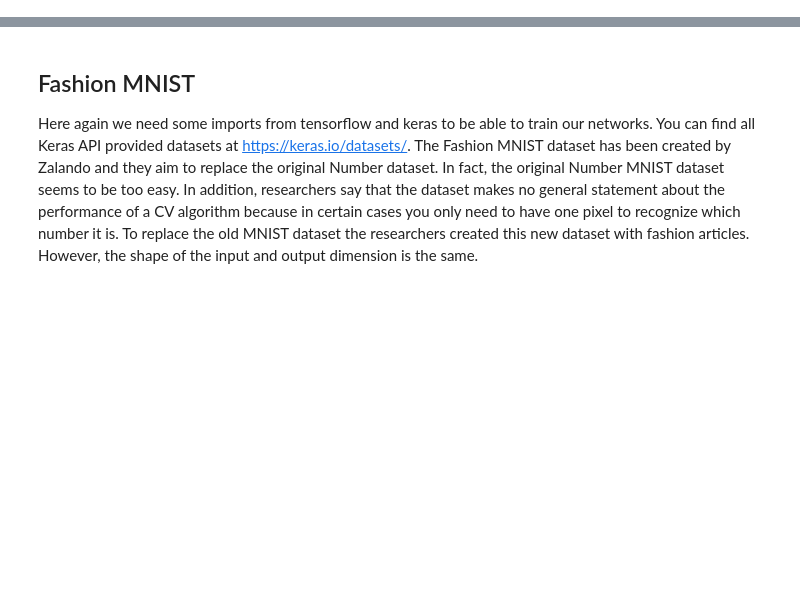
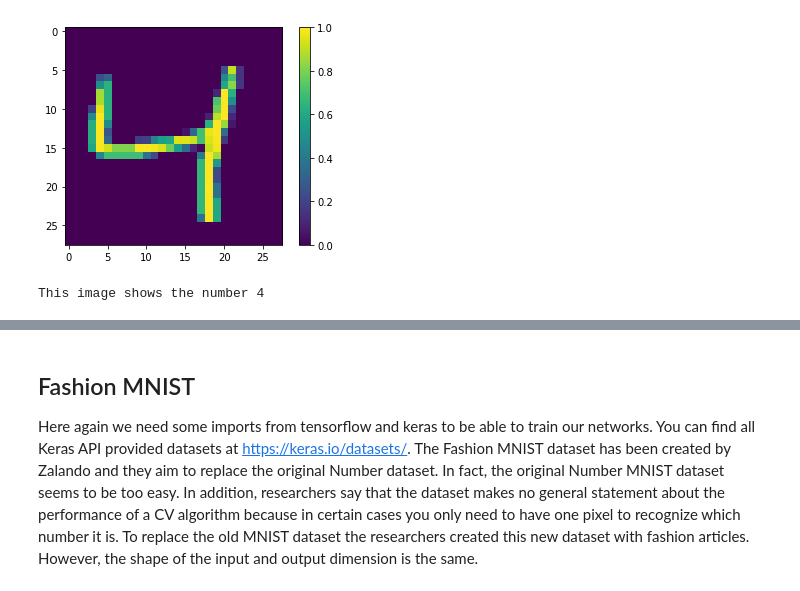
Before and after one commit to Lukas-Justen/Machine-Learning-Tutorials, a Jupyter notebook: 01_MNIST/Exploration.ipynb, the cells around one changed output, grey strips where cells are left out. Saved outputs shown, nothing was run; the diff lists cells and outputs as text; code cells hidden in the pictures; blank space fills up the shorter version.

Commit message:
Add number mnist exploration

```diff
--- a/01_MNIST/Exploration.ipynb
+++ b/01_MNIST/Exploration.ipynb
@@ -7,0 +18,5 @@ The goal of this notebook is the exploration of the MNIST dataset. I want to tak
+# %%
+mnist = keras.datasets.mnist
+(train_images, train_labels), (test_images, test_labels) = mnist.load_data()
+train_images = train_images / 255
+test_images = test_images / 255
@@ -7,0 +26,9 @@ The goal of this notebook is the exploration of the MNIST dataset. I want to tak
+# %%
+plt.figure()
+plt.imshow(train_images[2])
+plt.colorbar()
+plt.show()
+print("This image shows the number", train_labels[2])
+# %% [output]
+[figure, added]
+This image shows the number 4
```
Also changed, not shown: parts of 22 cells of this notebook.
